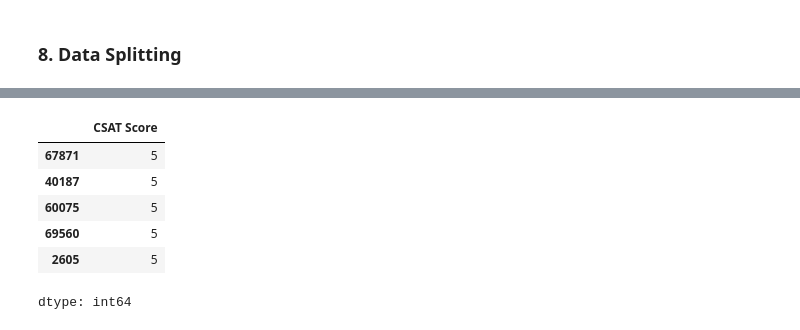
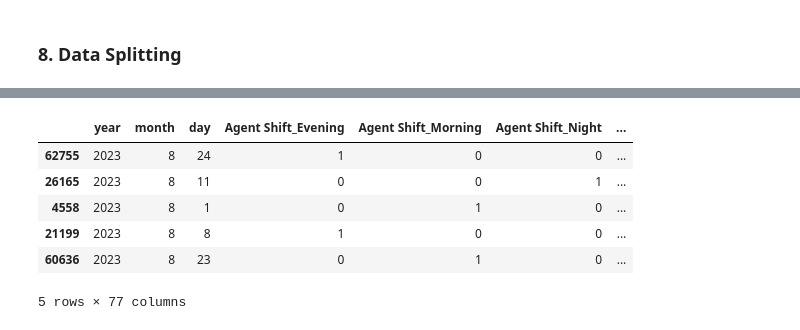
Before and after one commit to Rajesh1505/Capstone_Project_Deep_Learning, a Jupyter notebook: Capstone_Project_Deep_Learning.ipynb, the cells around one changed output, grey strips where cells are left out. Cells and saved outputs as stored; diff of their text form; code cells hidden in the pictures.

```diff
--- a/Capstone_Project_Deep_Learning.ipynb
+++ b/Capstone_Project_Deep_Learning.ipynb
@@ -750,10 +720,10 @@ dtype: int64
-# %%
-y_test.head()
-# %% [output]
-|  | CSAT Score |
-| 67871 | 5 |
-| 40187 | 5 |
-| 60075 | 5 |
-| 69560 | 5 |
-| 2605 | 5 |
-dtype: int64
+# %%
+X_train.sample(5)
+# %% [output]
+|  | year | month | day | Agent Shift_Evening | Agent Shift_Morning | Agent Shift_Night | ... |
+| 62755 | 2023 | 8 | 24 | 1 | 0 | 0 | ... |
+| 26165 | 2023 | 8 | 11 | 0 | 0 | 1 | ... |
+| 4558 | 2023 | 8 | 1 | 0 | 1 | 0 | ... |
+| 21199 | 2023 | 8 | 8 | 1 | 0 | 0 | ... |
+| 60636 | 2023 | 8 | 23 | 0 | 1 | 0 | ... |
+5 rows × 77 columns
```
Also changed, not shown: parts of 7 cells of this notebook.
